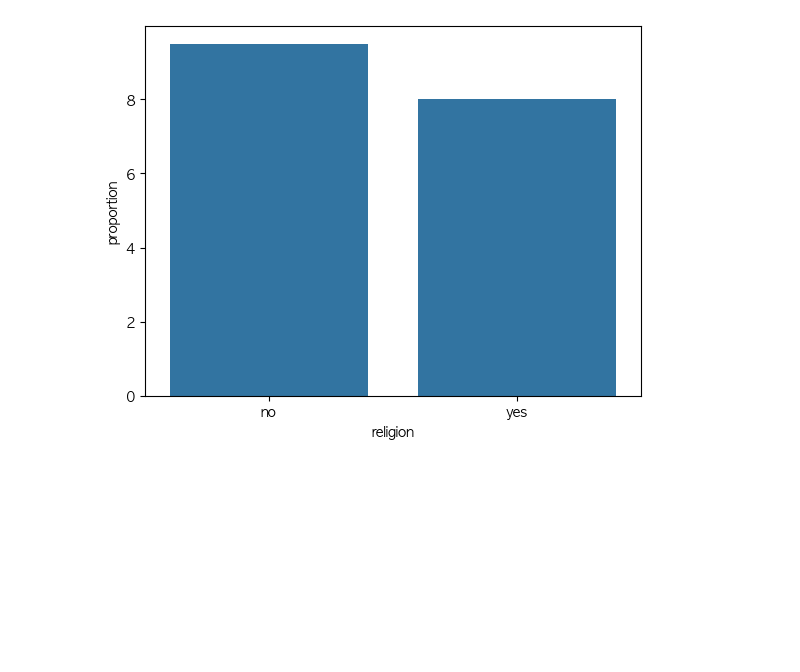
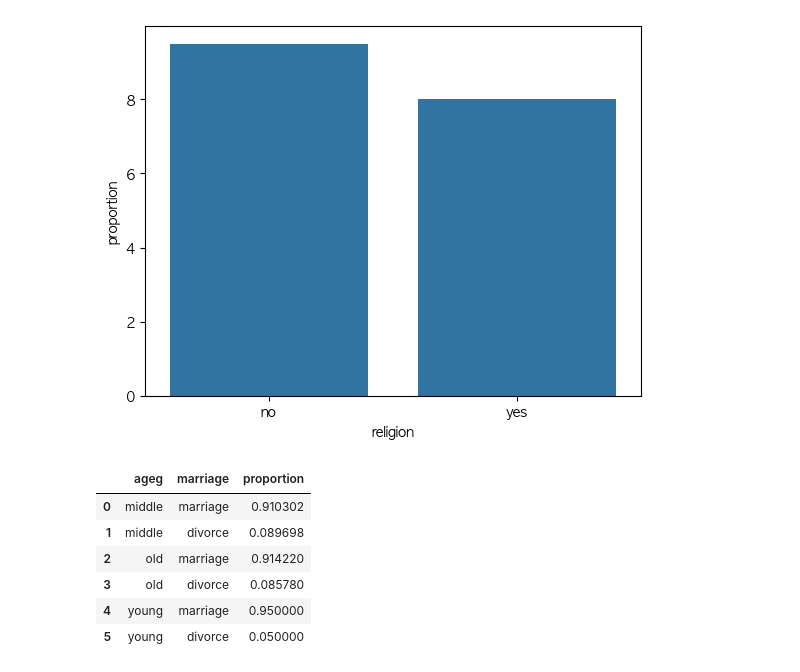
Before and after one commit to online5880/doit_python_da, a Jupyter notebook: chapter_09/korean_life.ipynb, the cells around one changed output. Saved outputs shown, nothing was run; the diff lists cells and outputs as text; code cells hidden in the pictures; blank space fills up the shorter version.

```diff
--- a/chapter_09/korean_life.ipynb
+++ b/chapter_09/korean_life.ipynb
@@ -544,3 +544,24 @@ sns.barplot(data=rel_div, x="religion", y="proportion")
 # %% [output]
 <Axes: xlabel='religion', ylabel='proportion'>
 [figure]
+# %%
+# 연령대 및 종교 유무에 따른 이혼율 분석
+# 1. 연령대별 이혼율표 만들기
+age_div = (
+    welfare.query('marriage != "etc"')
+    .groupby("ageg", as_index=False)["marriage"]
+    .value_counts(normalize=True)
+)
+
+age_div
+
+# 중년층이 가장 높다.
+# 그 뒤로 노년층, 초년층순이다.
+# %% [output]
+|  | ageg | marriage | proportion |
+| 0 | middle | marriage | 0.910302 |
+| 1 | middle | divorce | 0.089698 |
+| 2 | old | marriage | 0.914220 |
+| 3 | old | divorce | 0.085780 |
+| 4 | young | marriage | 0.950000 |
+| 5 | young | divorce | 0.050000 |
```
Also changed, not shown: parts of 9 cells of this notebook, 1 other file.
